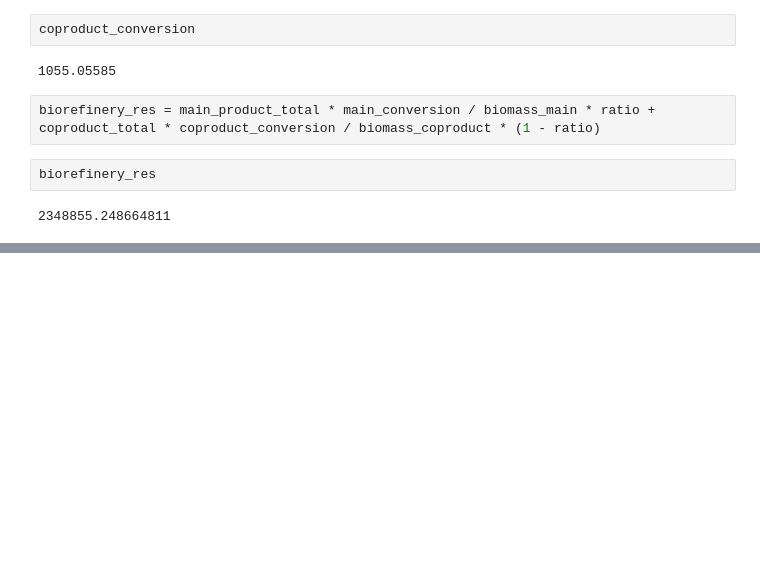
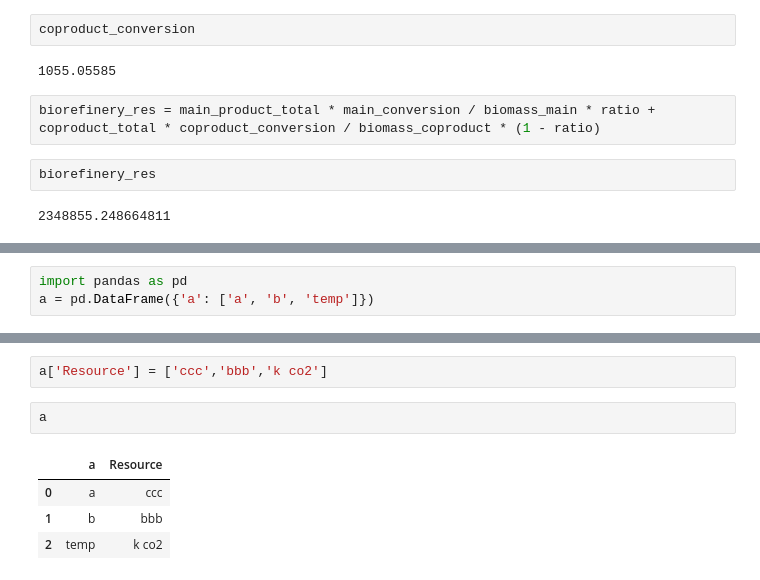
Before and after one commit to olw0905/Interactive-SCSA_Dash, a Jupyter notebook: Untitled.ipynb, the cells around one changed output, grey strips where cells are left out. Saved outputs shown, nothing was run; the diff lists cells and outputs as text; blank space fills up the shorter version.

```diff
--- a/Untitled.ipynb
+++ b/Untitled.ipynb
@@ -1485,0 +1536,3 @@ energy
+# %%
+import pandas as pd
+a = pd.DataFrame({'a': ['a', 'b', 'temp']})
@@ -1485,0 +1560,9 @@ energy
+# %%
+a['Resource'] = ['ccc','bbb','k co2']
+# %%
+a
+# %% [output]
+|  | a | Resource |
+| 0 | a | ccc |
+| 1 | b | bbb |
+| 2 | temp | k co2 |
```
Also changed, not shown: parts of 14 cells of this notebook, 4 other files.
